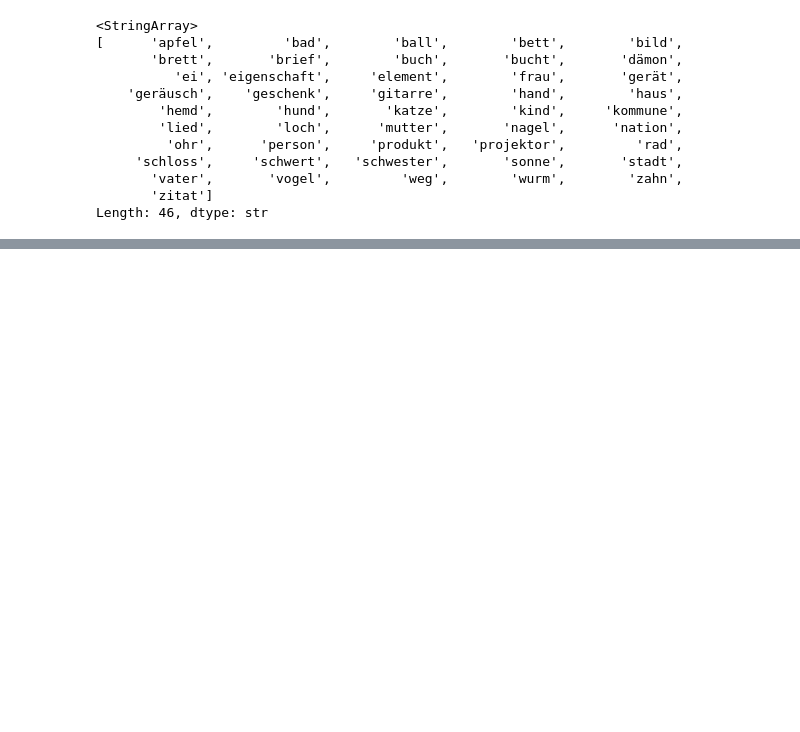
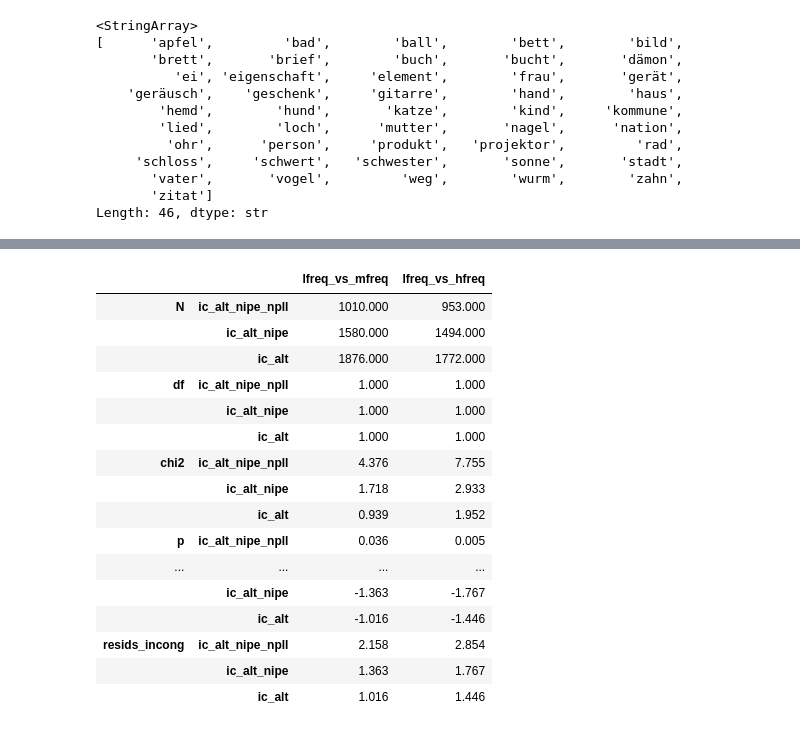
Before and after one commit to maxschmaltz/DieKonstraints, a Jupyter notebook: plural_effects/extpe.ipynb, the cells around one changed output, grey strips where cells are left out. Drawn from its saved outputs; the diff is of its cells as text; code cells hidden in the pictures; blank space fills up the shorter version.

```diff
--- a/plural_effects/extpe.ipynb
+++ b/plural_effects/extpe.ipynb
@@ -276,14 +276,13 @@ with tqdm(
         )
 
         chi2dfs = []
+        outdir = os.path.join(res_outdir, sample_sfx)
 
         # three levels of frequency
         for freq_sfx, freq_threshold in freq_levels:
 
-            outdir = os.path.join(res_outdir, sample_sfx)
-
             sp18_subsample = sp18_sample[sp18_sample["wc"] >= freq_threshold]
-            *_, chi2df = run_study(sp18_subsample, os.path.join(outdir, freq_sfx))
+            *_, chi2df = run_study_1(sp18_subsample, os.path.join(outdir, freq_sfx))
             chi2df.name = freq_sfx
             chi2dfs.append(chi2df)
 
@@ -370,7 +369,7 @@ with tqdm(
             ]
 
             try:
-                *_, chi2df = run_study(sp18_subsample)
+                *_, chi2df = run_study_1(sp18_subsample)
                 chi2df.name = freq_sfx
                 chi2dfs.append(chi2df)
                 # increased p-value to account for small sample sizes;
@@ -456,0 +676,28 @@ for n1, chi2_sum in chi2_summaries.items():
+# %%
+chi2_summary = pd.concat(chi2_summaries, keys=keys)  \
+    .swaplevel(0, 1)    \
+    .sort_index(level=0, sort_remaining=False)  \
+    .reindex(chi2df.index, level=0)
+chi2_summary.to_csv(
+    os.path.join(res_outdir, "paired", "freq", "chi2_summary.tsv"),
+    **outcsv_args
+)
+chi2_summary
+# %% [output]
+|  |  | lfreq_vs_mfreq | lfreq_vs_hfreq |
+| N | ic_alt_nipe_npll | 1010.000 | 953.000 |
+|  | ic_alt_nipe | 1580.000 | 1494.000 |
+|  | ic_alt | 1876.000 | 1772.000 |
+| df | ic_alt_nipe_npll | 1.000 | 1.000 |
+|  | ic_alt_nipe | 1.000 | 1.000 |
+|  | ic_alt | 1.000 | 1.000 |
+| chi2 | ic_alt_nipe_npll | 4.376 | 7.755 |
+|  | ic_alt_nipe | 1.718 | 2.933 |
+|  | ic_alt | 0.939 | 1.952 |
+| p | ic_alt_nipe_npll | 0.036 | 0.005 |
+| ... | ... | ... | ... |
+|  | ic_alt_nipe | -1.363 | -1.767 |
+|  | ic_alt | -1.016 | -1.446 |
+| resids_incong | ic_alt_nipe_npll | 2.158 | 2.854 |
+|  | ic_alt_nipe | 1.363 | 1.767 |
+|  | ic_alt | 1.016 | 1.446 |
```
Also changed, not shown: parts of 13 cells of this notebook, 45 other files.
